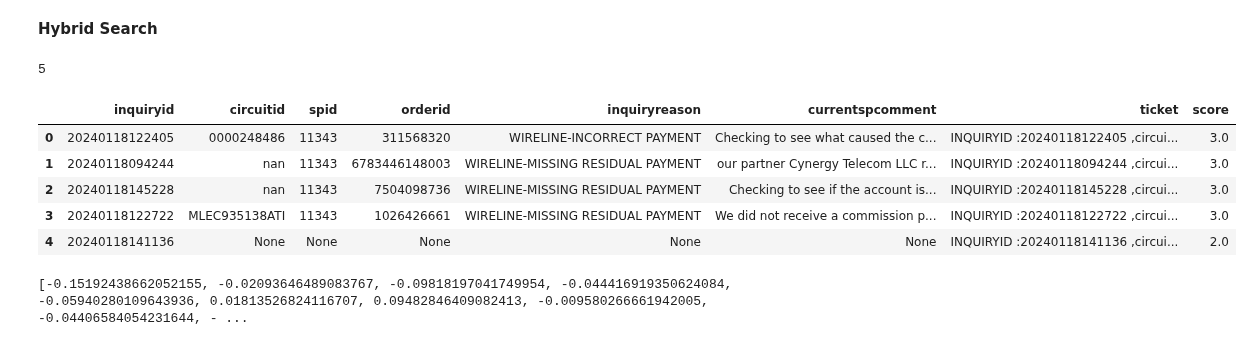
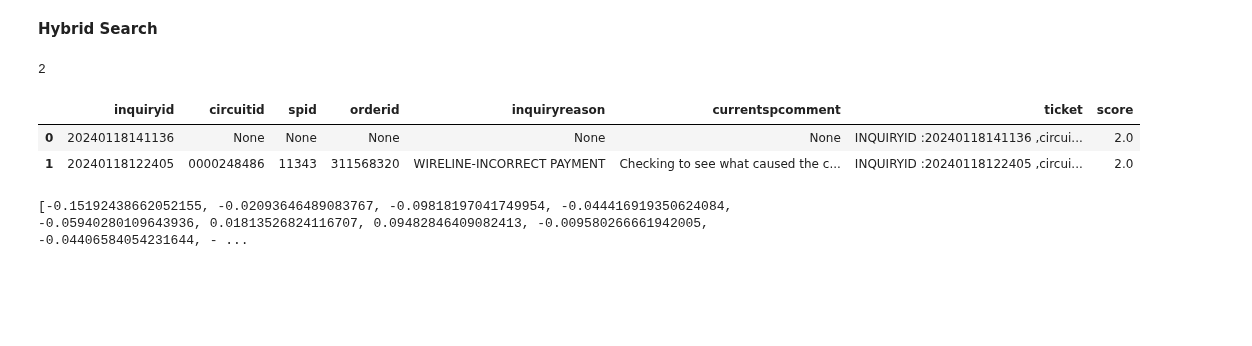
Before and after one commit to RajeshPeddireddy/VectorDB, a Jupyter notebook: Copy_of_PostgresSQLDemo.ipynb, the cells around one changed output. Cells and saved outputs as stored; diff of their text form; code cells hidden in the pictures; blank space fills up the shorter version.

```diff
--- a/Copy_of_PostgresSQLDemo.ipynb
+++ b/Copy_of_PostgresSQLDemo.ipynb
@@ -792,9 +806,9 @@ matches.head(5)
 #question = "Commission not paid"
 #question = "ORDERID 1021106924"
 #question =  "INQUIRYID: 20240118071921"
-question =  "SPID 11343"
+question =  "SPID 11343 & INQUIRYID 20240118122405"
 
-from langchain.embeddings import VertexAIEmbeddings
+#from langchain.embeddings import VertxAIEmbeddings
 from google.cloud import aiplatform
 
 aiplatform.init(project=f"{project_id}", location=f"{region}")
@@ -867,39 +881,36 @@ async def main():
      )
 
     print(len(results))
     if len(results) == 0:
       raise Exception("Did not find any results. Adjust the query parameters.")
 
     for r in results:
         # Collect the description for all the matched similar toy products.
         matches.append(
             {
                 "inquiryid": r["inquiryid"],
                 "circuitid": r["circuitid"],
                 "spid": r["spid"],
                 "orderid": r["orderid"],
                 "inquiryreason": r["inquiryreason"],
                 "currentspcomment": r["currentspcomment"],
                 "ticket": r["ticket"],
                 "score":r["score"],
             }
         )
     await conn.close()
 
 # "similarity": r["similarity"],
 # Run the SQL commands now.
 await main()  # type: ignore
 matches = pd.DataFrame(matches)
 matches.head()
 #matches.to_csv('/content/sample_data/spout11.csv')
 # %% [output]
-5
+2
 |  | inquiryid | circuitid | spid | orderid | inquiryreason | currentspcomment | ticket | score |
-| 0 | 20240118122405 | 0000248486 | 11343 | 311568320 | WIRELINE-INCORRECT PAYMENT | Checking to see what caused the c... | INQUIRYID :20240118122405 ,circui... | 3.0 |
-| 1 | 20240118094244 | nan | 11343 | 6783446148003 | WIRELINE-MISSING RESIDUAL PAYMENT | our partner Cynergy Telecom LLC r... | INQUIRYID :20240118094244 ,circui... | 3.0 |
-| 2 | 20240118145228 | nan | 11343 | 7504098736 | WIRELINE-MISSING RESIDUAL PAYMENT | Checking to see if the account is... | INQUIRYID :20240118145228 ,circui... | 3.0 |
-| 3 | 20240118122722 | MLEC935138ATI | 11343 | 1026426661 | WIRELINE-MISSING RESIDUAL PAYMENT | We did not receive a commission p... | INQUIRYID :20240118122722 ,circui... | 3.0 |
-| 4 | 20240118141136 | None | None | None | None | None | INQUIRYID :20240118141136 ,circui... | 2.0 |
+| 0 | 20240118141136 | None | None | None | None | None | INQUIRYID :20240118141136 ,circui... | 2.0 |
+| 1 | 20240118122405 | 0000248486 | 11343 | 311568320 | WIRELINE-INCORRECT PAYMENT | Checking to see what caused the c... | INQUIRYID :20240118122405 ,circui... | 2.0 |
 # %%
 embedding = embedding_function.embed_query("SPID 11343")
 print(embedding)
```
Also changed, not shown: parts of 9 cells of this notebook.
